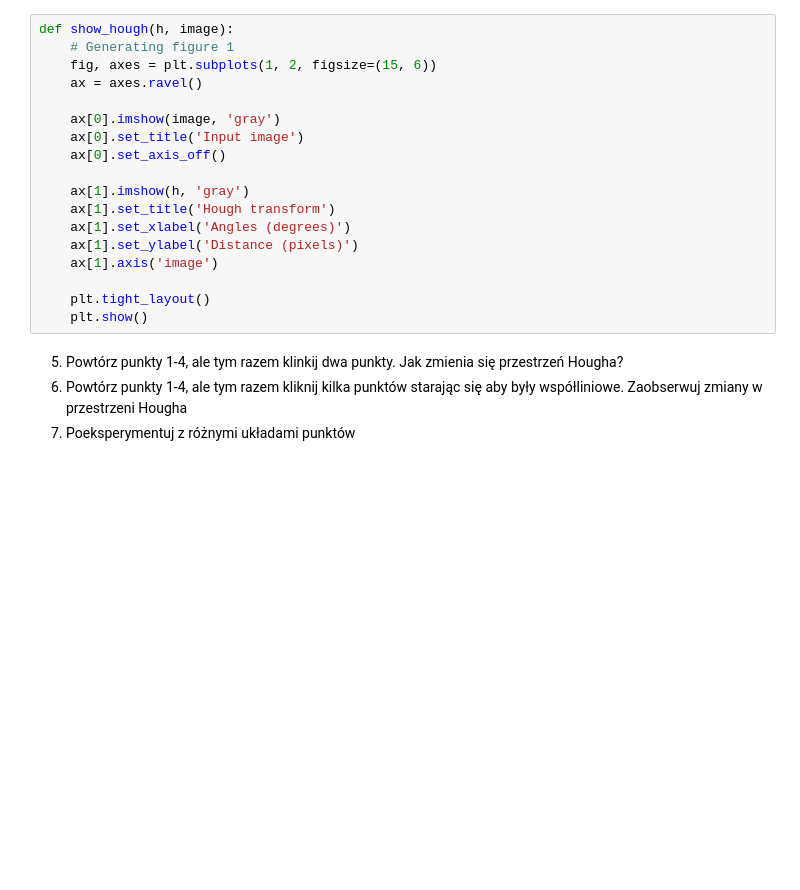
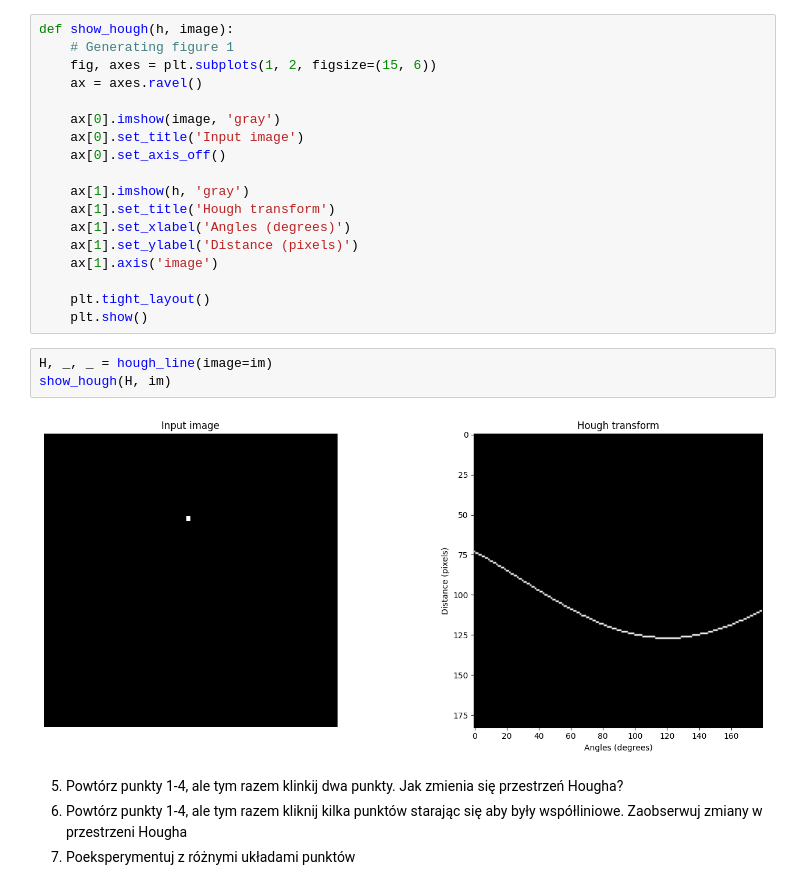
Before and after one commit to michal200292/Digital-Image-Processing, a Jupyter notebook: lab11/Hough.ipynb, the cells around one changed output. Drawn from its saved outputs; the diff is of its cells as text; blank space fills up the shorter version.

```diff
--- a/lab11/Hough.ipynb
+++ b/lab11/Hough.ipynb
@@ -77,6 +80,11 @@ def show_hough(h, image):
 
     plt.tight_layout()
     plt.show()
+# %%
+H, _, _ = hough_line(image=im)
+show_hough(H, im)
+# %% [output]
+[figure, added]
 # %% [markdown]
 5. Powtórz punkty 1-4, ale tym razem klinkij dwa punkty. Jak zmienia się przestrzeń Hougha?
 6. Powtórz punkty 1-4, ale tym razem kliknij kilka punktów starając się aby były współliniowe. Zaobserwuj zmiany w przestrzeni Hougha
```
Also changed, not shown: parts of 17 cells of this notebook, 4 other files.
